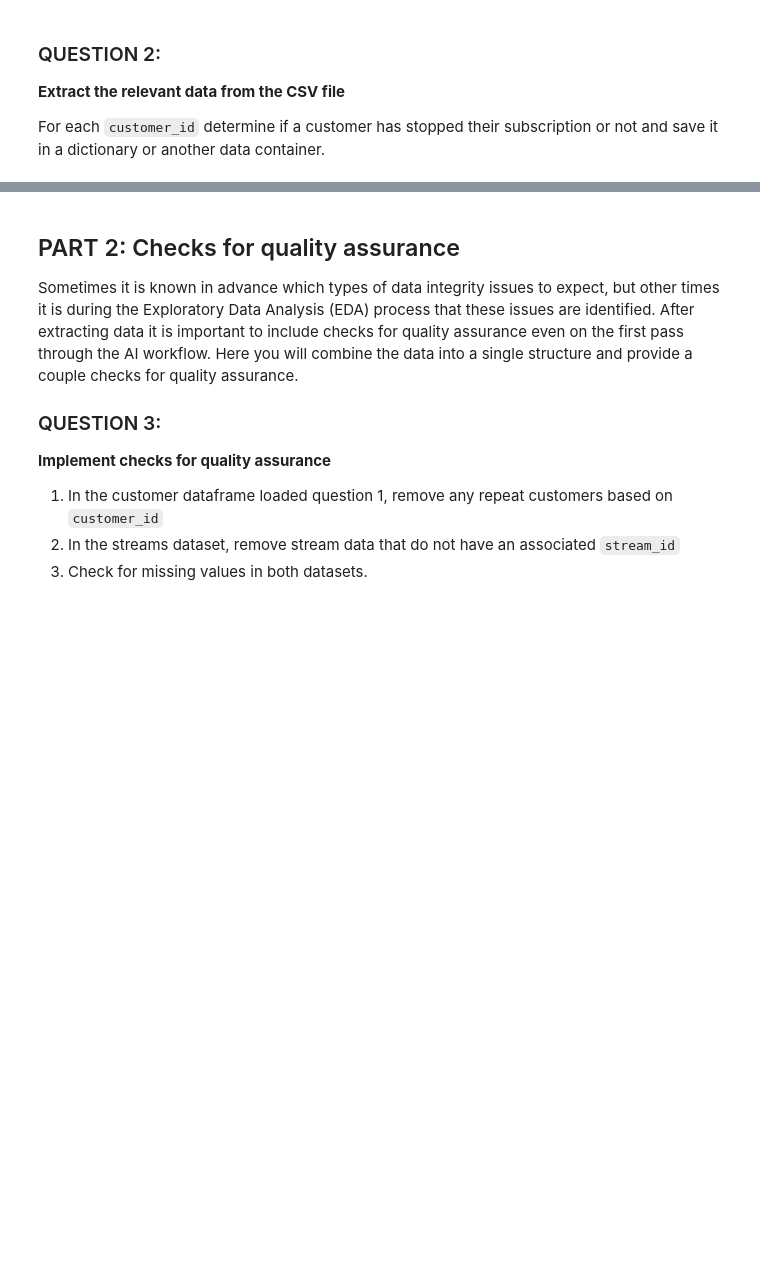
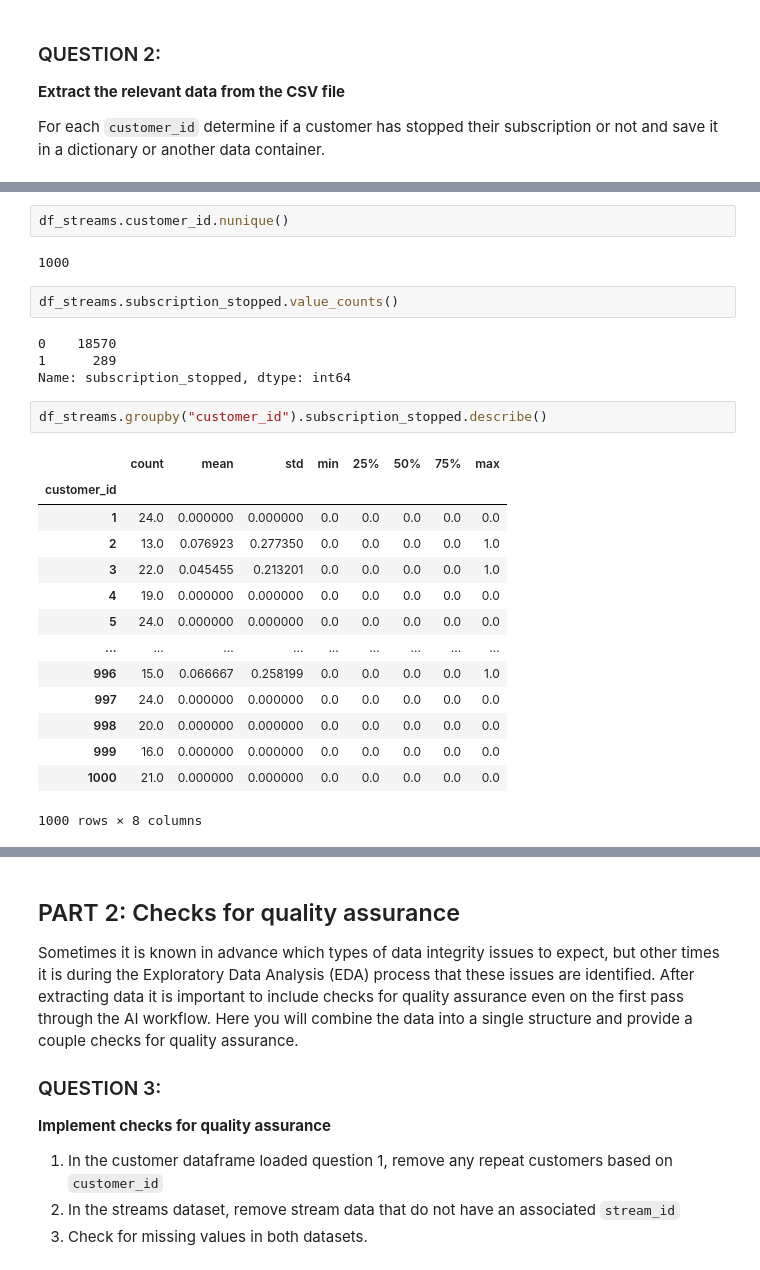
Before and after one commit to lvallejomendez/coursera-ibm_ai_enterprise_workflow, a Jupyter notebook: m1-u6-case-study.ipynb, the cells around one changed output, grey strips where cells are left out. Cells and saved outputs as stored; diff of their text form; blank space fills up the shorter version.

```diff
--- a/m1-u6-case-study.ipynb
+++ b/m1-u6-case-study.ipynb
@@ -150,0 +224,27 @@ df_streams.head()
+# %%
+df_streams.customer_id.nunique()
+# %% [output]
+1000
+# %%
+df_streams.subscription_stopped.value_counts()
+# %% [output]
+0    18570
+1      289
+Name: subscription_stopped, dtype: int64
+# %%
+df_streams.groupby("customer_id").subscription_stopped.describe()
+# %% [output]
+|  | count | mean | std | min | 25% | 50% | 75% | max |
+| customer_id |  |  |  |  |  |  |  |  |
+| 1 | 24.0 | 0.000000 | 0.000000 | 0.0 | 0.0 | 0.0 | 0.0 | 0.0 |
+| 2 | 13.0 | 0.076923 | 0.277350 | 0.0 | 0.0 | 0.0 | 0.0 | 1.0 |
+| 3 | 22.0 | 0.045455 | 0.213201 | 0.0 | 0.0 | 0.0 | 0.0 | 1.0 |
+| 4 | 19.0 | 0.000000 | 0.000000 | 0.0 | 0.0 | 0.0 | 0.0 | 0.0 |
+| 5 | 24.0 | 0.000000 | 0.000000 | 0.0 | 0.0 | 0.0 | 0.0 | 0.0 |
+| ... | ... | ... | ... | ... | ... | ... | ... | ... |
+| 996 | 15.0 | 0.066667 | 0.258199 | 0.0 | 0.0 | 0.0 | 0.0 | 1.0 |
+| 997 | 24.0 | 0.000000 | 0.000000 | 0.0 | 0.0 | 0.0 | 0.0 | 0.0 |
+| 998 | 20.0 | 0.000000 | 0.000000 | 0.0 | 0.0 | 0.0 | 0.0 | 0.0 |
+| 999 | 16.0 | 0.000000 | 0.000000 | 0.0 | 0.0 | 0.0 | 0.0 | 0.0 |
+| 1000 | 21.0 | 0.000000 | 0.000000 | 0.0 | 0.0 | 0.0 | 0.0 | 0.0 |
+1000 rows × 8 columns
```
Also changed, not shown: parts of 16 cells of this notebook.
